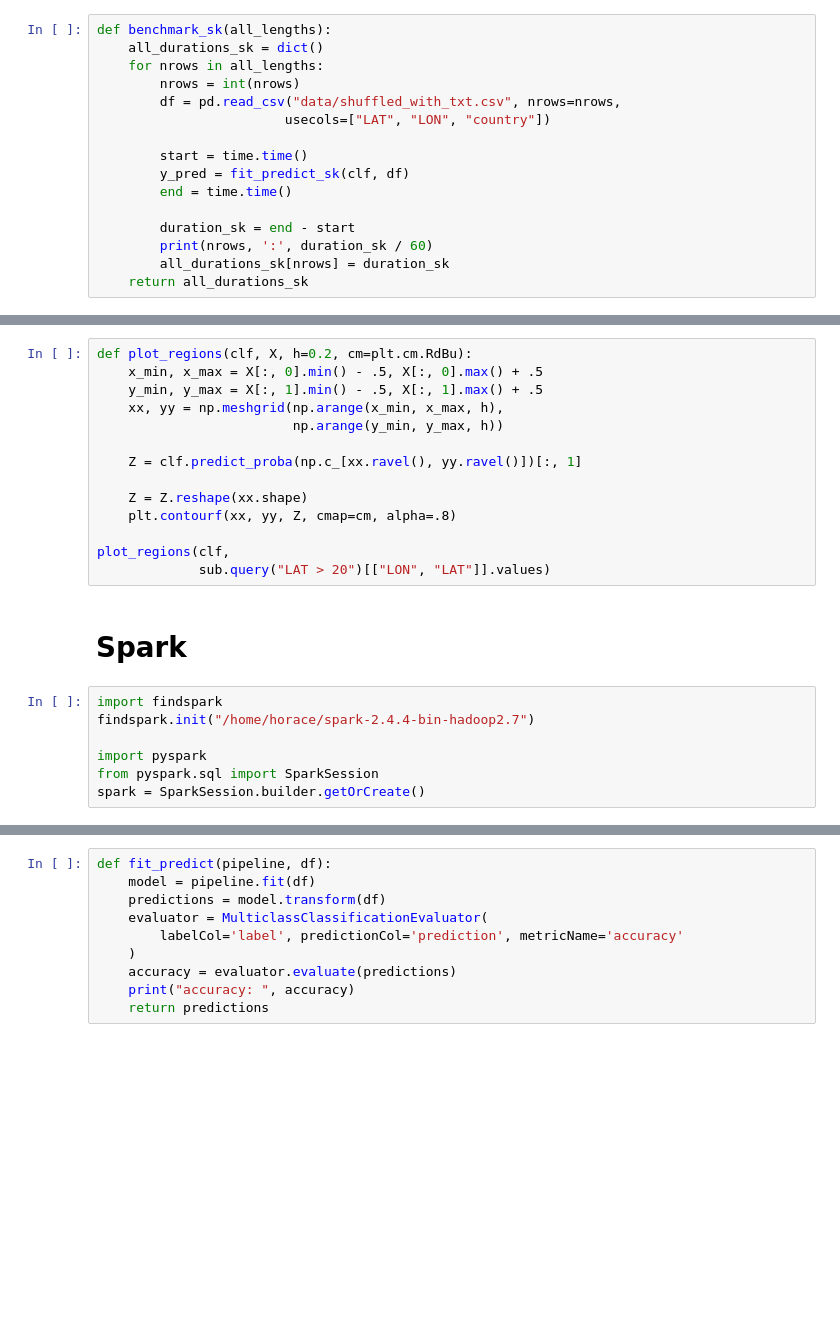
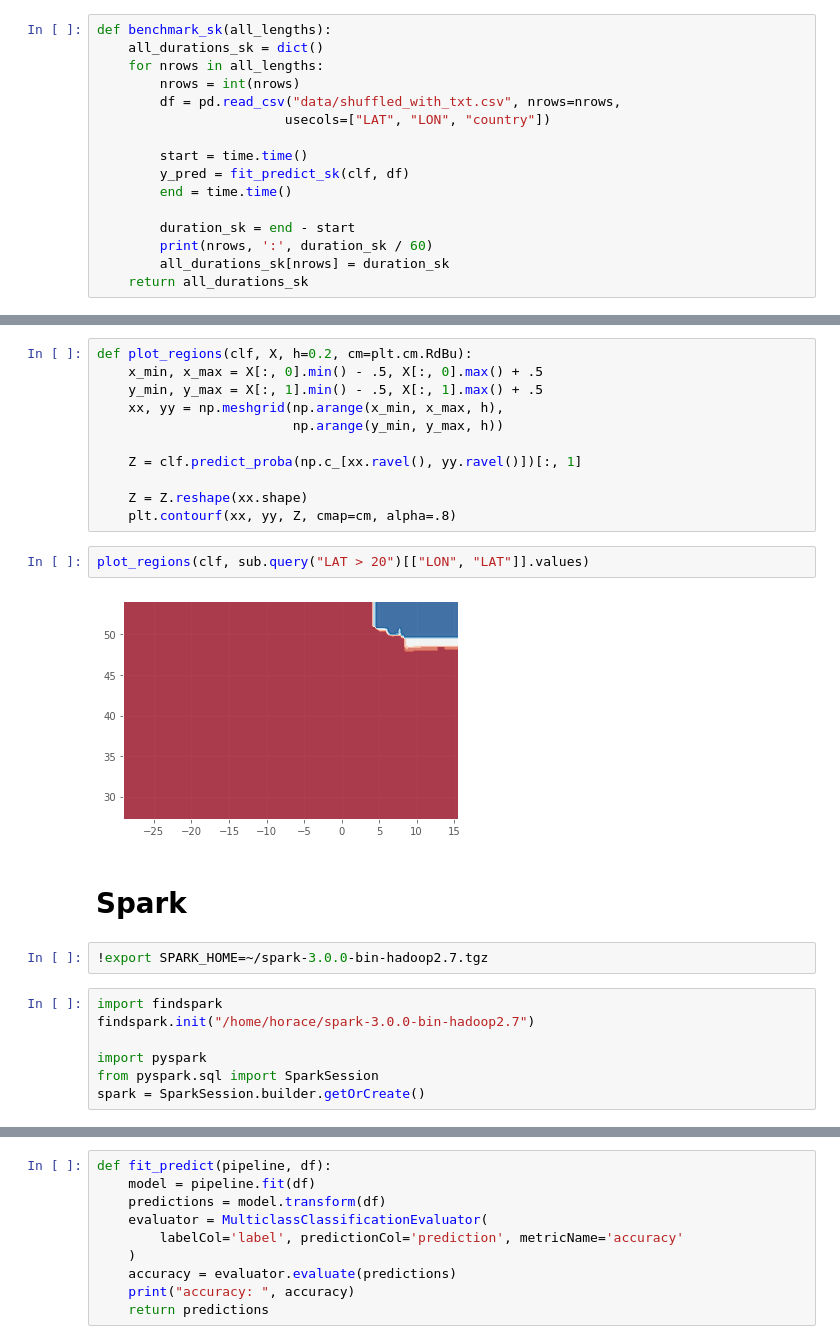
Before and after one commit to horaceg/SparkBenchmark, a Jupyter notebook: benchmark.ipynb, the cells around one changed output, grey strips where cells are left out. Cells and saved outputs as stored; diff of their text form; blank space fills up the shorter version.

```diff
--- a/benchmark.ipynb
+++ b/benchmark.ipynb
@@ -92,14 +102,17 @@ def plot_regions(clf, X, h=0.2, cm=plt.cm.RdBu):
 
     Z = Z.reshape(xx.shape)
     plt.contourf(xx, yy, Z, cmap=cm, alpha=.8)
-
-plot_regions(clf,
-             sub.query("LAT > 20")[["LON", "LAT"]].values)
+# %%
+plot_regions(clf, sub.query("LAT > 20")[["LON", "LAT"]].values)
+# %% [output]
+[figure, added]
 # %% [markdown]
 # Spark
+# %%
+!export SPARK_HOME=~/spark-3.0.0-bin-hadoop2.7.tgz
 # %%
 import findspark
-findspark.init("/home/horace/spark-2.4.4-bin-hadoop2.7")
+findspark.init("/home/horace/spark-3.0.0-bin-hadoop2.7")
 
 import pyspark
 from pyspark.sql import SparkSession
```
Also changed, not shown: parts of 17 cells of this notebook, 8 other files.
